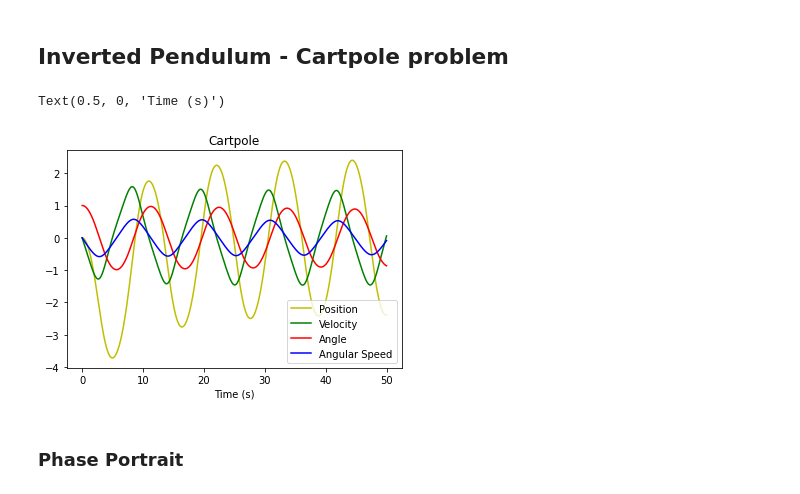
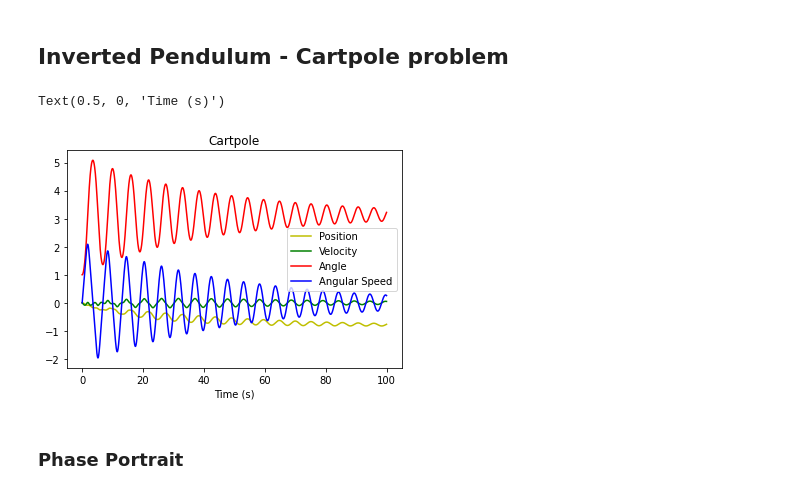
Before and after one commit to IEatCodeDaily/Assignment-1, a Jupyter notebook: Phase Portrait_13319072.ipynb, the cells around one changed output. Cells and saved outputs as stored; diff of their text form; code cells hidden in the pictures.

```diff
--- a/Phase Portrait_13319072.ipynb
+++ b/Phase Portrait_13319072.ipynb
@@ -164,10 +164,10 @@ Based on phase portrait above, the system is a stable focus system.
 # %%
 # Constants
 g = 9.806   #gravitation (m/s^2)
-k = 0.8     #friction
+k = 0.2     #friction
 M = 6       #cart mass (kg)
-m = 1       #pendulum mass (kg)
-l = 2       #pole length (m)
+m = 0.2       #pendulum mass (kg)
+l = 0.3       #pole length (m)
 
 # Title
 title = "Inverted Pendulum"
@@ -195,35 +195,35 @@ v_0 = 0            #cart velocity (m/s)
 theta_0 = 1    #angular position (rad)
 omega_0 = 0          #angular velocity (rad/s)
 
 # time range
 t_0 = 0     #initial time (s)
-t_max = 50  #final time (s)
+t_max = 100  #final time (s)
 dt = 0.01   #time step (s)
 t = np.linspace(t_0,t_max, int(1/dt*(t_max-t_0)))   #time array
 
 #=======Solve ODE========
 solution = odeint(func_cartpole, [x_0, v_0, theta_0, omega_0], t)   #solve ODE
 
 x = solution[:,0]
 v = solution[:,1]
 theta = solution[:,2]
 omega = solution[:,3]
 
 # Gambar plot hasil
 plt.ion()
 
 fig1 = plt.figure()
 plt.title("Cartpole")
 plt.plot(t, x, '-y', label = "Position")
 plt.plot(t, v, '-g', label = "Velocity")
 plt.plot(t, theta, '-r', label = "Angle")
 plt.plot(t, omega, '-b', label = "Angular Speed")
 
 plt.legend()
 plt.xlabel("Time (s)")
 # %% [output]
 Text(0.5, 0, 'Time (s)')
-[figure, old version]
+[figure, new version]
 # %% [markdown]
 ### Phase Portrait
 # %% [markdown]
```
